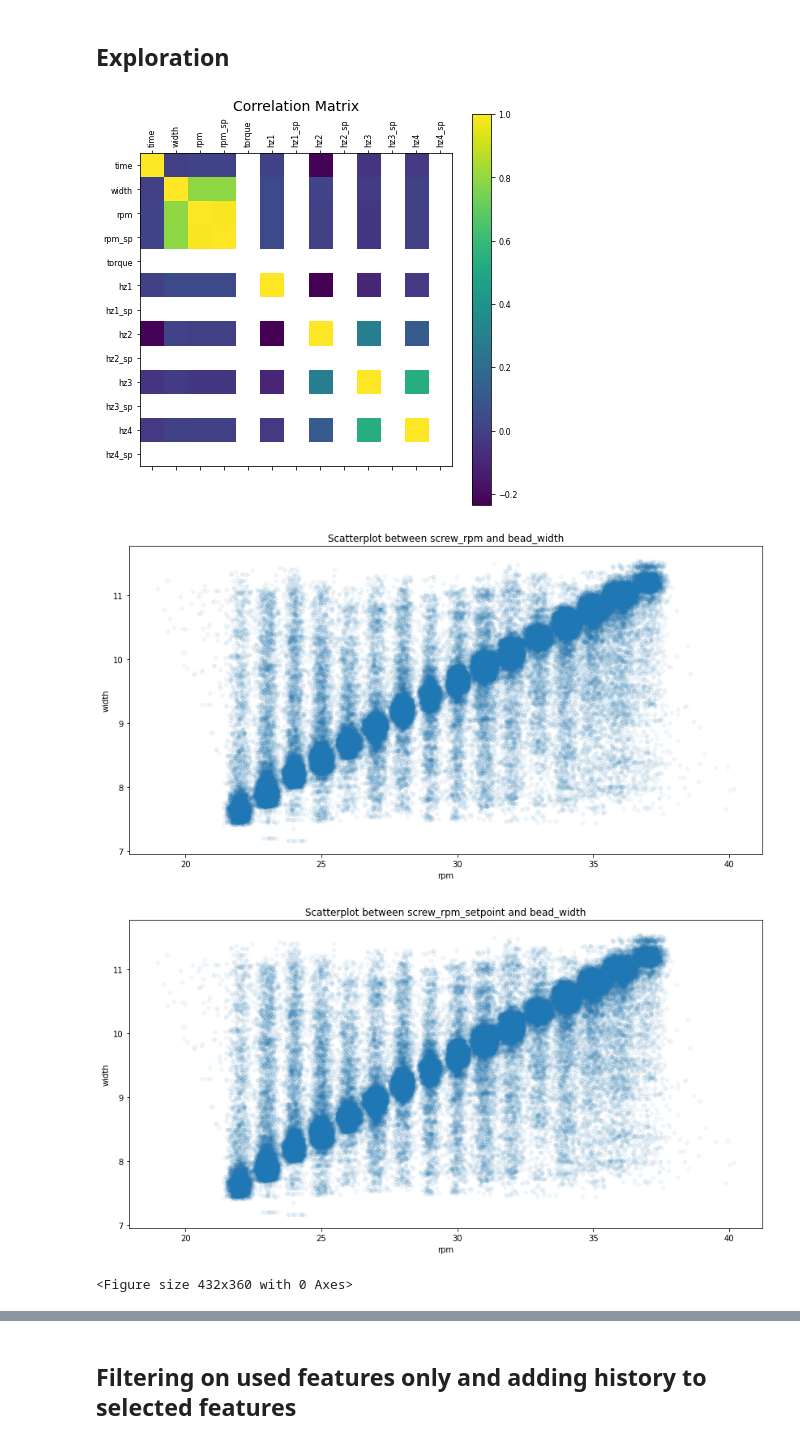
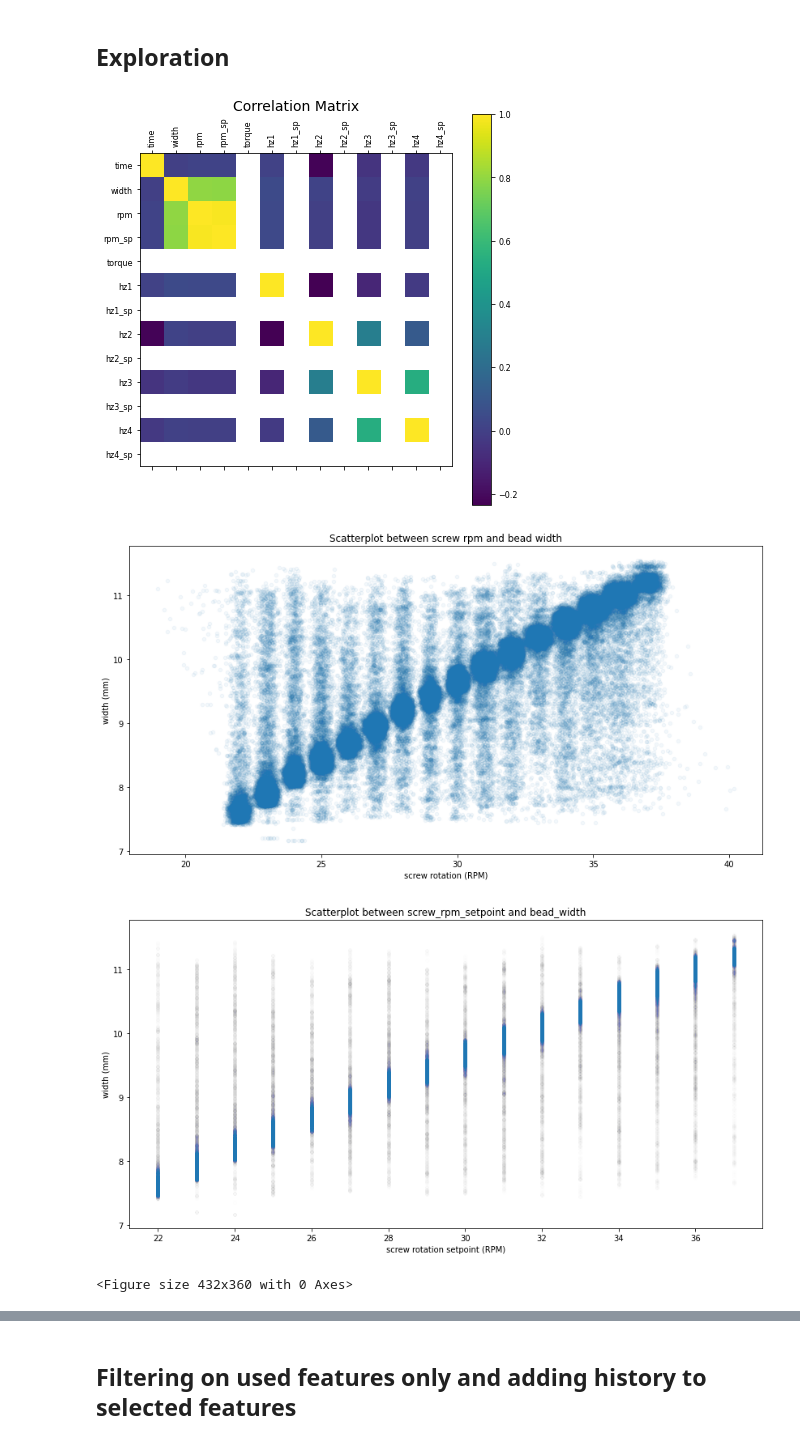
Before and after one commit to joostzaalberg/CEAD_ml, a Jupyter notebook: scripts/petg30gf_groteset_expl.ipynb, the cells around one changed output, grey strips where cells are left out. Drawn from its saved outputs; the diff is of its cells as text; code cells hidden in the pictures.

```diff
--- a/scripts/petg30gf_groteset_expl.ipynb
+++ b/scripts/petg30gf_groteset_expl.ipynb
@@ -130,29 +136,35 @@ plt.show()
 # %%
 # plots
 
 plt.matshow(df_s.corr())
 plt.xticks(range(df_s.select_dtypes(['number']).shape[1]), df_s.select_dtypes(['number']).columns, fontsize=8, rotation=90)
 plt.yticks(range(df_s.select_dtypes(['number']).shape[1]), df_s.select_dtypes(['number']).columns, fontsize=8)
 cb = plt.colorbar()
 cb.ax.tick_params(labelsize=8)
 plt.title('Correlation Matrix', fontsize=14)
 plt.show()
 
 df_s.plot.scatter(x='rpm', y='width', alpha = 0.05)
-plt.title('Scatterplot between screw_rpm and bead_width')
+plt.title('Scatterplot between screw rpm and bead width')
+plt.xlabel('screw rotation (RPM)')
+plt.ylabel('width (mm)')
 plt.show()
 
-df_s.plot.scatter(x='rpm', y='width', alpha = 0.05)
+df_s.plot.scatter(x='rpm_sp', y='width', alpha = 0.005)
 plt.title('Scatterplot between screw_rpm_setpoint and bead_width')
+plt.xlabel('screw rotation setpoint (RPM)')
+plt.ylabel('width (mm)')
 plt.show()
 
 
 f = plt.figure(figsize=(6, 5))
 df_s.plot.scatter(x='torque', y='width', alpha = 0.05)
 plt.title('Scatterplot between screw_torque and bead_width')
+plt.xlabel('screw torque (Nm)')
+plt.ylabel('width (mm)')
 plt.show()
 # %% [output]
 [figure]
-[figure, old version]
+[figure, new version]
-[figure, old version]
+[figure, new version]
 <Figure size 432x360 with 0 Axes>
```
Also changed, not shown: parts of 6 cells of this notebook, 5 other files.
